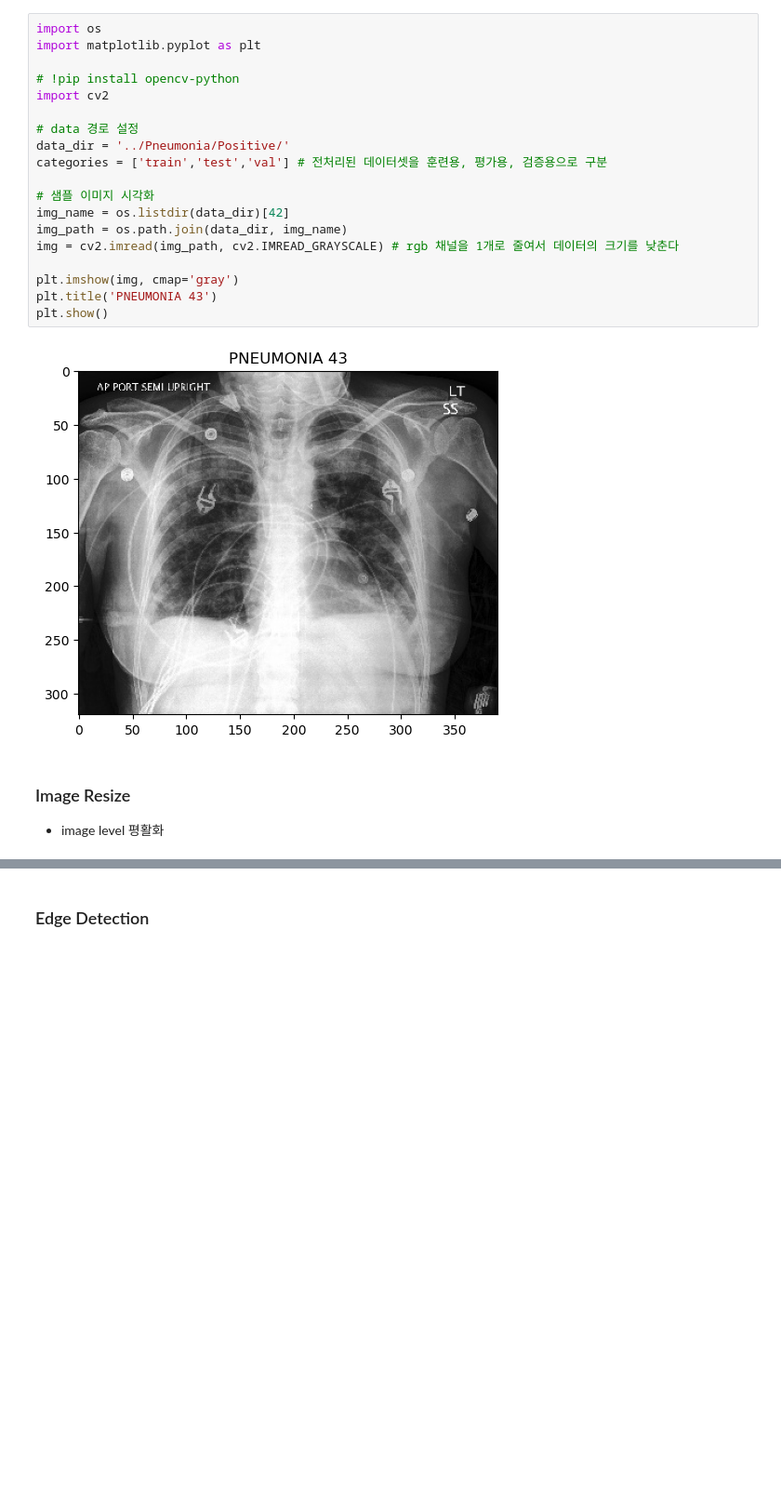
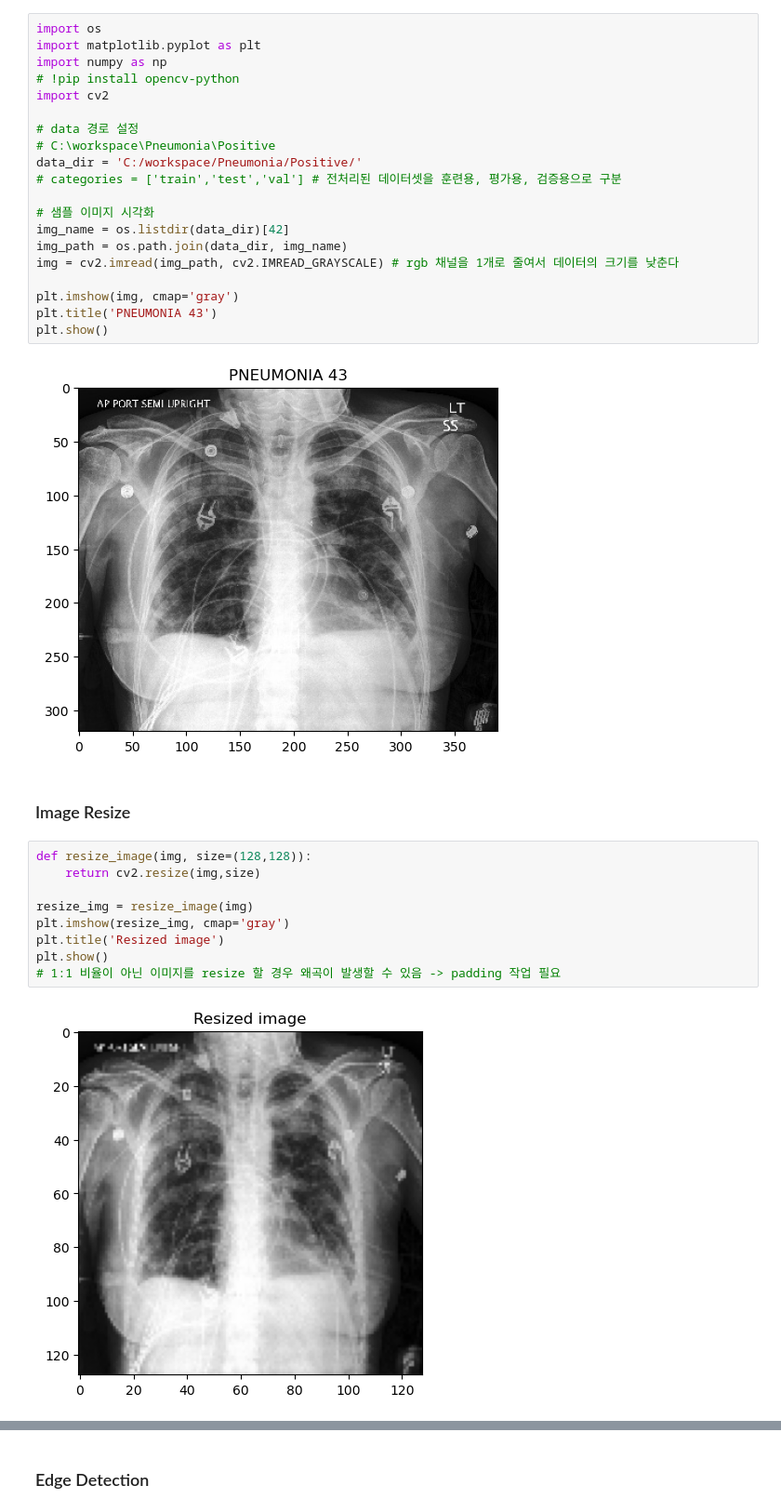
Before and after one commit to choihyeonmuk97/deepnoid, a Jupyter notebook: p0604/02 preprocessing.ipynb, the cells around one changed output, grey strips where cells are left out. Shown at 93% size. Saved outputs shown, nothing was run; the diff lists cells and outputs as text; blank space fills up the shorter version.

```diff
--- a/p0604/02 preprocessing.ipynb
+++ b/p0604/02 preprocessing.ipynb
@@ -16,13 +12,14 @@ import missingno as msno
 # %%
 import os
 import matplotlib.pyplot as plt
-
+import numpy as np
 # !pip install opencv-python
 import cv2
 
 # data 경로 설정
-data_dir = '../Pneumonia/Positive/'
-categories = ['train','test','val'] # 전처리된 데이터셋을 훈련용, 평가용, 검증용으로 구분
+# C:\workspace\Pneumonia\Positive
+data_dir = 'C:/workspace/Pneumonia/Positive/'
+# categories = ['train','test','val'] # 전처리된 데이터셋을 훈련용, 평가용, 검증용으로 구분
 
 # 샘플 이미지 시각화
 img_name = os.listdir(data_dir)[42]
@@ -36,4 +33,14 @@ plt.show()
 [figure]
 # %% [markdown]
 ### Image Resize
-- image level 평활화
+# %%
+def resize_image(img, size=(128,128)):
+    return cv2.resize(img,size)
+
+resize_img = resize_image(img)
+plt.imshow(resize_img, cmap='gray')
+plt.title('Resized image')
+plt.show()
+# 1:1 비율이 아닌 이미지를 resize 할 경우 왜곡이 발생할 수 있음 -> padding 작업 필요
+# %% [output]
+[figure, added]
```
Also changed, not shown: parts of 18 cells of this notebook, 3 other files.
